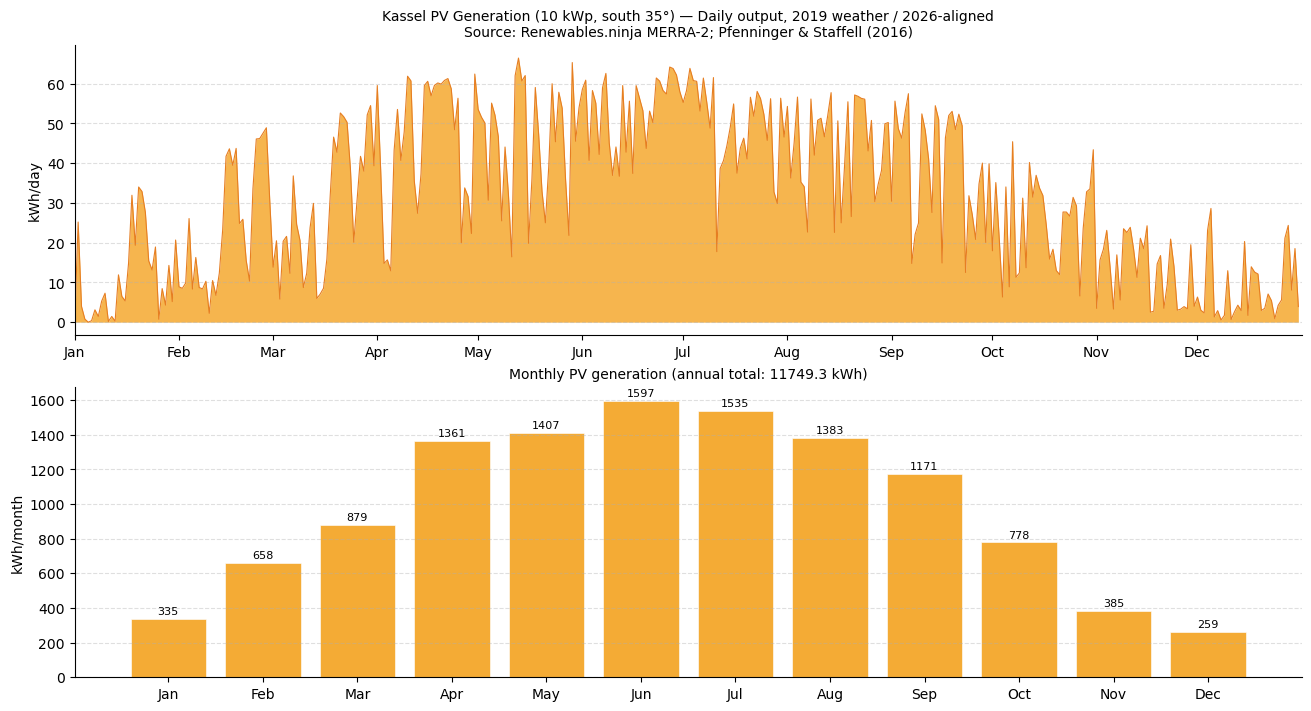
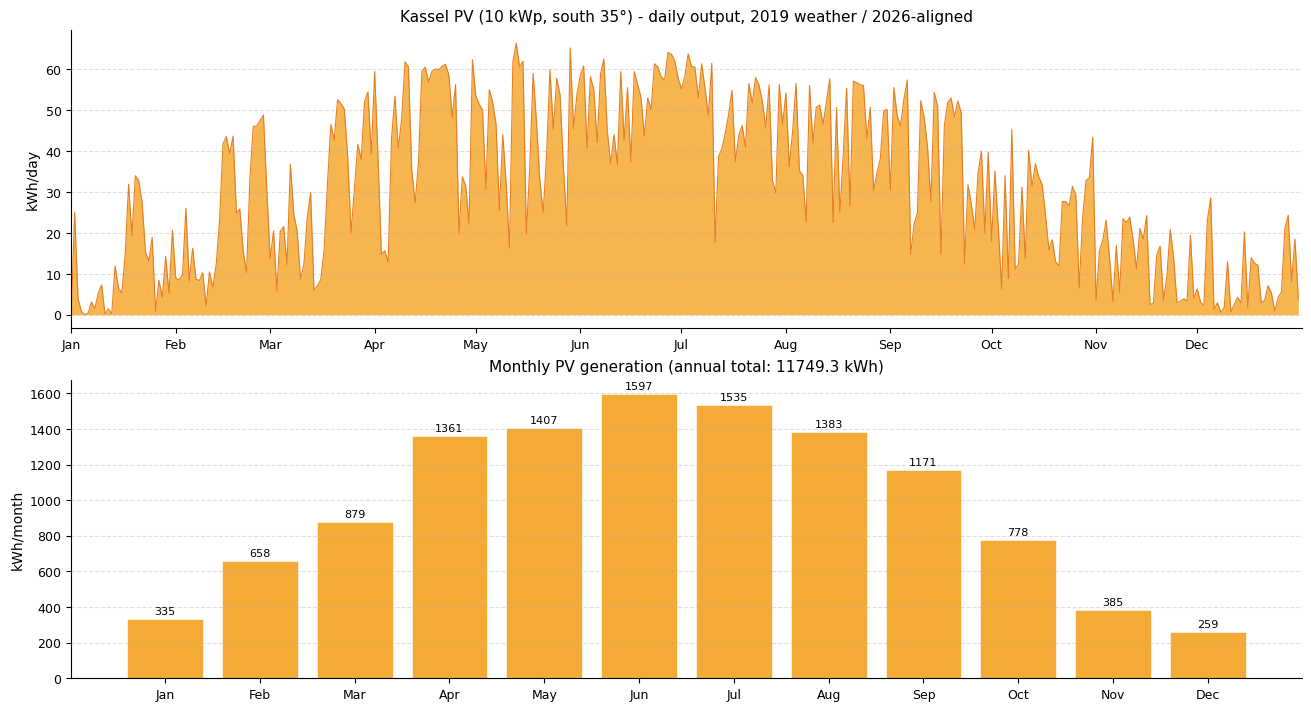
Code edit (unified diff) that turned the first committed figure into the second:
--- before
+++ after
@@ -4,5 +4,4 @@
 fig, axes = plt.subplots(2, 1, figsize=(13, 7), constrained_layout=True)
 
-# Upper panel: daily PV generation over the full year
 axes[0].fill_between(daily_kwh.index, daily_kwh.values, 0,
                      color='#f39c12', alpha=0.75, linewidth=0)
@@ -10,7 +9,5 @@
 axes[0].set_ylabel('kWh/day')
 axes[0].set_title(
-    'Kassel PV Generation (10 kWp, south 35°) — Daily output, 2019 weather / 2026-aligned\n'
-    'Source: Renewables.ninja MERRA-2; Pfenninger & Staffell (2016)',
-    fontsize=10
+    'Kassel PV (10 kWp, south 35°) - daily output, 2019 weather / 2026-aligned'
 )
 axes[0].xaxis.set_major_formatter(mdates.DateFormatter('%b'))
@@ -20,5 +17,4 @@
 axes[0].spines[['top', 'right']].set_visible(False)
 
-# Lower panel: monthly bar chart
 month_labels = monthly_kwh.index.strftime('%b')
 bars = axes[1].bar(range(12), monthly_kwh.values, color='#f39c12', alpha=0.85,
@@ -27,9 +23,8 @@
 axes[1].set_xticklabels(month_labels)
 axes[1].set_ylabel('kWh/month')
-axes[1].set_title(f'Monthly PV generation (annual total: {monthly_kwh.sum():.1f} kWh)', fontsize=10)
+axes[1].set_title(f'Monthly PV generation (annual total: {monthly_kwh.sum():.1f} kWh)')
 axes[1].grid(axis='y', linestyle='--', alpha=0.4)
 axes[1].spines[['top', 'right']].set_visible(False)
 
-# Annotate each bar with its value
 for bar, val in zip(bars, monthly_kwh.values):
     axes[1].text(bar.get_x() + bar.get_width() / 2, val + 15,

Commit: README and bundle sync: fsQCA truth table, necessity exports, notebooks